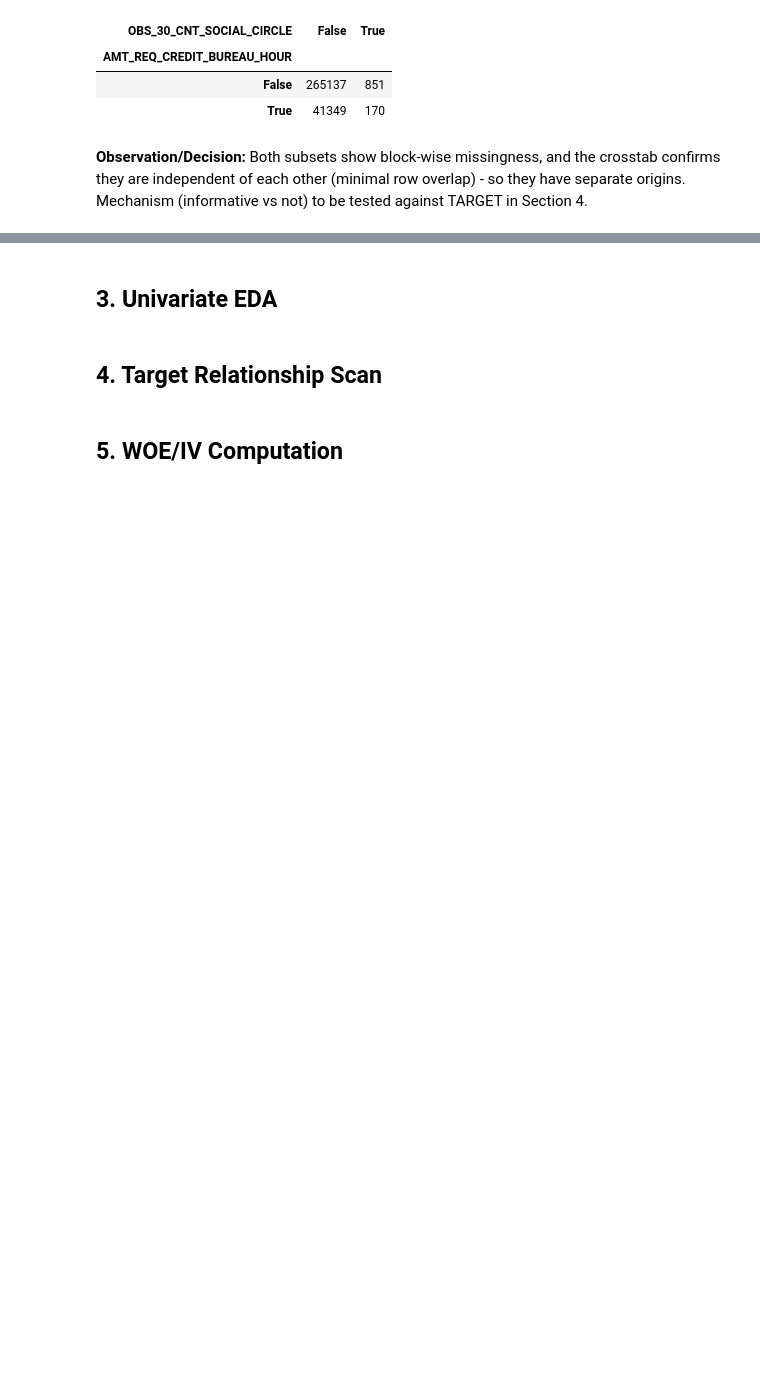
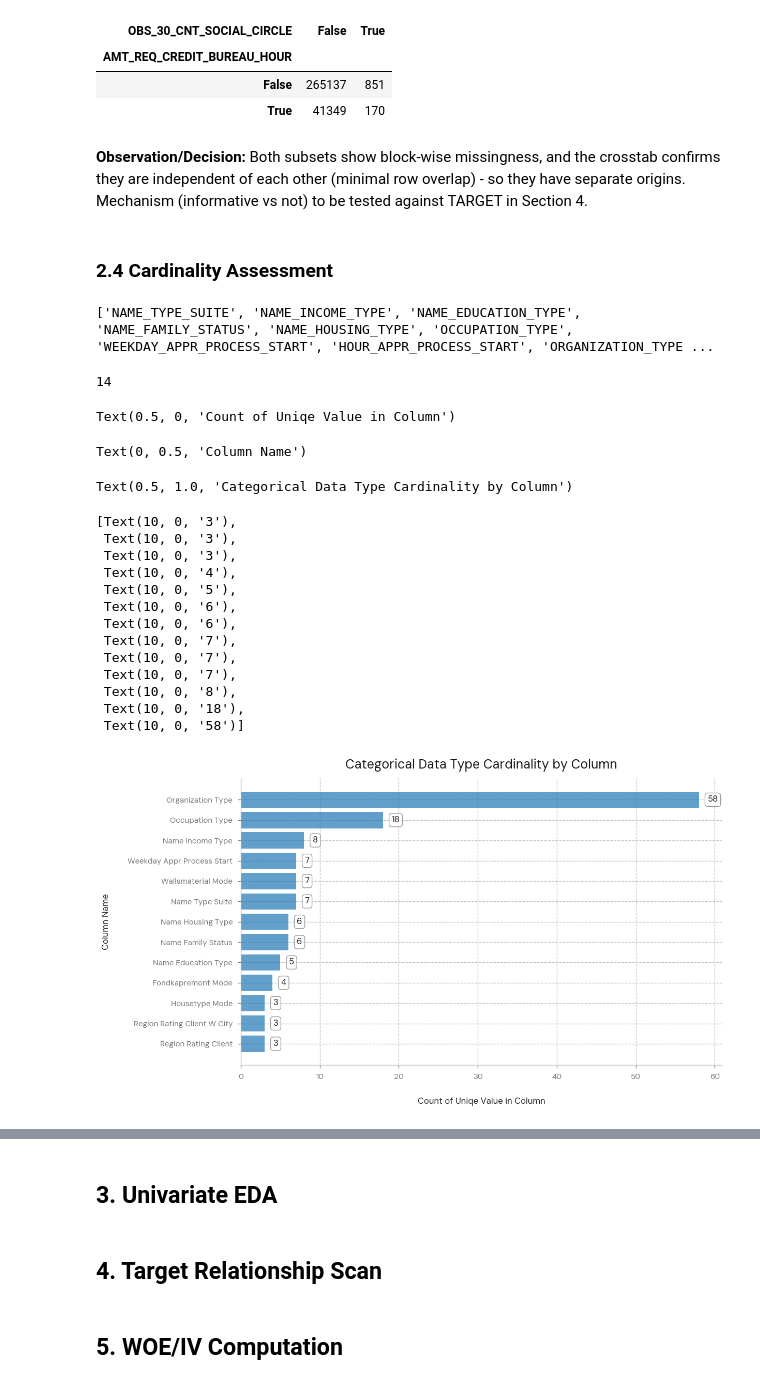
Before and after one commit to smallchuch/CreditRiskLearning, a Jupyter notebook: Projects/Flagship PD Model Project/01_Default_Rate_Driver_Scan_EDA/default_rate_driver_scan_notebook.ipynb, the cells around one changed output, grey strips where cells are left out. Cells and saved outputs as stored; diff of their text form; code cells hidden in the pictures; blank space fills up the shorter version.

Commit message:
Cardinality Assessment Started

```diff
--- a/Projects/Flagship PD Model Project/01_Default_Rate_Driver_Scan_EDA/default_rate_driver_scan_notebook.ipynb
+++ b/Projects/Flagship PD Model Project/01_Default_Rate_Driver_Scan_EDA/default_rate_driver_scan_notebook.ipynb
@@ -1081,3 +1055,58 @@ pd.crosstab(bureau_missing, social_missing)
 | True | 41349 | 170 |
 # %% [markdown]
 **Observation/Decision:** Both subsets show block-wise missingness, and the crosstab confirms they are independent of each other (minimal row overlap) - so they have separate origins. Mechanism (informative vs not) to be tested against TARGET in Section 4.
+# %% [markdown]
+### 2.4 Cardinality Assessment
+# %%
+print(cols_by_type['categorical'])
+
+cols = cols_by_type['categorical'] + cols_by_type['ordinal']
+
+len(cols)
+
+cardinality = df[cols].nunique().sort_values(ascending=True)
+
+cardinality = cardinality.drop(['HOUR_APPR_PROCESS_START', 'REGION_RATING_CLIENT', 'REGION_RATING_CLIENT_W_CITY'])
+
+labels = cardinality.index.str.replace('_', ' ').str.title()
+
+
+fig, ax = plt.subplots(figsize=(10,6))
+
+bars = ax.barh(labels, cardinality.values,
+        color="tab:blue",
+        alpha=0.7)
+
+ax.set_xlabel('Count of Uniqe Value in Column', labelpad=20)
+ax.set_ylabel('Column Name', labelpad=20)
+ax.set_title('Categorical Data Type Cardinality by Column')
+
+ax.bar_label(bars,
+             padding=10,
+             bbox=dict(
+                 boxstyle='round',
+                 facecolor='white',
+                 edgecolor='grey',
+                 alpha = 0.8,
+                 linewidth=0.8
+             ))
+# %% [output]
+['NAME_TYPE_SUITE', 'NAME_INCOME_TYPE', 'NAME_EDUCATION_TYPE', 'NAME_FAMILY_STATUS', 'NAME_HOUSING_TYPE', 'OCCUPATION_TYPE', 'WEEKDAY_APPR_PROCESS_START', 'HOUR_APPR_PROCESS_START', 'ORGANIZATION_TYPE ...
+14
+Text(0.5, 0, 'Count of Uniqe Value in Column')
+Text(0, 0.5, 'Column Name')
+Text(0.5, 1.0, 'Categorical Data Type Cardinality by Column')
+[Text(10, 0, '3'),
+ Text(10, 0, '3'),
+ Text(10, 0, '3'),
+ Text(10, 0, '4'),
+ Text(10, 0, '5'),
+ Text(10, 0, '6'),
+ Text(10, 0, '6'),
+ Text(10, 0, '7'),
+ Text(10, 0, '7'),
+ Text(10, 0, '7'),
+ Text(10, 0, '8'),
+ Text(10, 0, '18'),
+ Text(10, 0, '58')]
+[figure, added]
```
Also changed, not shown: parts of 6 cells of this notebook, 1 other file.
